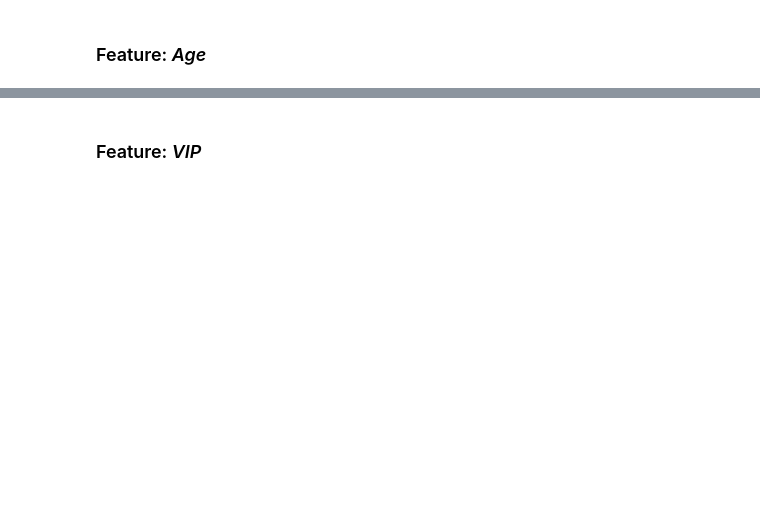
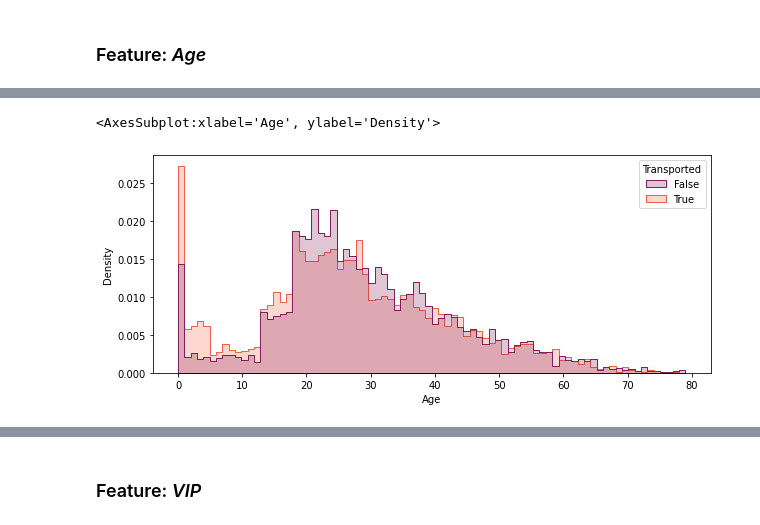
Before and after one commit to pdenieves/github-slideshow, a Jupyter notebook: feature-engineering-xgbclassifier.ipynb, the cells around one changed output, grey strips where cells are left out. Cells and saved outputs as stored; diff of their text form; code cells hidden in the pictures; blank space fills up the shorter version.

```diff
--- a/feature-engineering-xgbclassifier.ipynb
+++ b/feature-engineering-xgbclassifier.ipynb
@@ -175,6 +375,6 @@ combi_2.groupby(['Destination'])['Destination'].count().sort_values(ascending =
 # %%
-# I keep the missing values (as 'Unknown')
-combi_2['Destination'].fillna('Unknown', inplace=True)
+# Most of the passengers are going to TRAPPIST-1e. I'll impute this value to the missing data.
+combi_2['Destination'].fillna('TRAPPIST-1e', inplace=True)
 # %%
 # Let's see the relationship between Destination and Transported
 sns.countplot(x='Destination', hue='Transported', palette='rocket',
@@ -182,4 +385,6 @@ sns.countplot(x='Destination', hue='Transported', palette='rocket',
 # %%
-# and generate the dummy variables
+# and generate the dummy variables, keeping the original feature
+combi_2['Destination_copy'] = combi_2['Destination'].copy()
 combi_2 = pd.get_dummies(combi_2, columns=['Destination'], drop_first=False)
+combi_2 = combi_2.rename({'Destination_copy': 'Destination'}, axis=1)
 combi_2.columns
@@ -194,8 +432,12 @@ combi_2.groupby(['Age'])['Age'].count().sort_values(ascending = False).head(10)
 combi_2['Age'].fillna(0, inplace=True)
 # %%
 # Let's see the relationship between Age and Transported
-n_bins = int(combi_2['Age'].max())
+n_bins = int(combi_2['Age'].max()+1)
+plt.figure(figsize=(10,4))
 sns.histplot(x='Age', hue='Transported', stat='density', bins=n_bins, element='step', palette='rocket',
              data=combi_2[combi_2['Transported'] != 'Unknown'])
 
 # Kids are more likely to be transported
+# %% [output]
+<AxesSubplot:xlabel='Age', ylabel='Density'>
+[figure, added]
```
Also changed, not shown: parts of 126 cells of this notebook.
